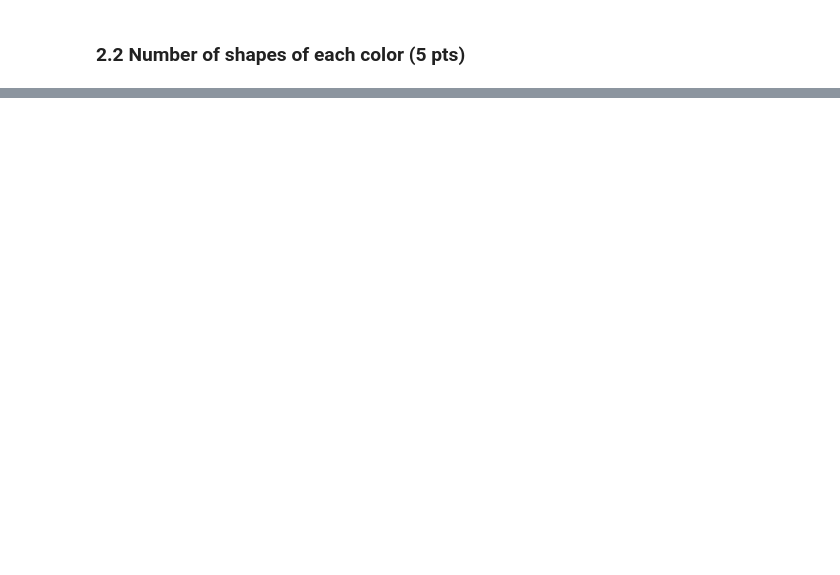
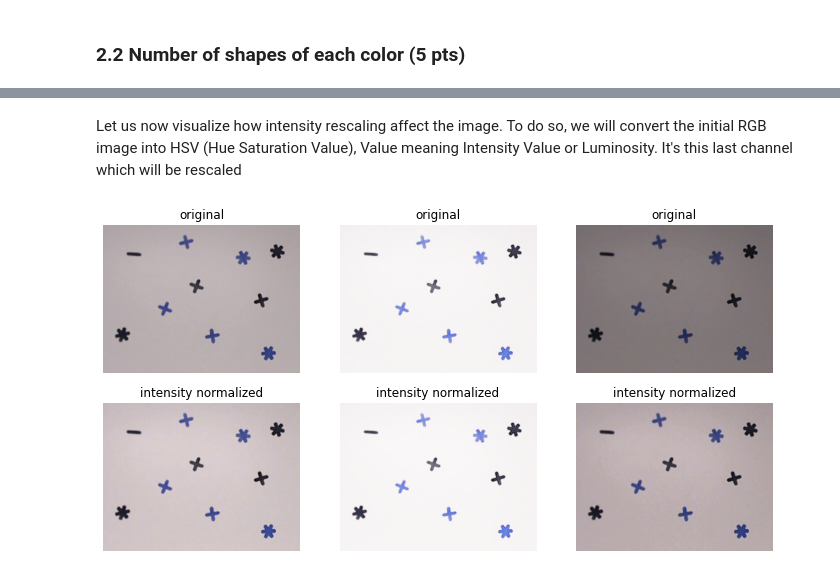
Before and after one commit to LTS5/iapr, a Jupyter notebook: labs/lab_01_segmentation.ipynb, the cells around one changed output, grey strips where cells are left out. Cells and saved outputs as stored; diff of their text form; code cells hidden in the pictures; blank space fills up the shorter version.

```diff
--- a/labs/lab_01_segmentation.ipynb
+++ b/labs/lab_01_segmentation.ipynb
@@ -117,0 +147,33 @@ plt.show()
+# %% [markdown]
+Let us now visualize how intensity rescaling affect the image. To do so, we will convert the initial RGB image into HSV (Hue Saturation Value), Value meaning Intensity Value or Luminosity. It's this last channel which will be rescaled
+# %%
+def normalize_intensity(img:np.ndarray)->np.ndarray:
+    """
+    Normalize intensity of input image
+    :param img: np.ndarray input HSV image
+    :return: np.ndarray RGB image intensity rescaled to 0-255 in np.uint8
+    """
+    # Retrieve the intensity values
+    _,_,v = cv.split(img)
+    v = np.uint8((v - v.min()) / (v.max() - v.min()) * 255)
+    _img = img.copy()
+    _img[:,:,2]= v
+    # Convert to image to RGB format
+    _img = cv.cvtColor(_img,cv.COLOR_HSV2RGB)
+    return  _img
+
+# Convert RGB image to HSV image
+images_hsv = [cv.cvtColor(images[i],cv.COLOR_RGB2HSV) for i in range(3)]
+
+# Let us rescale intensity of images
+images_norm  = [normalize_intensity(images_hsv[i]) for i in range(3)]
+fig, axes = plt.subplots(2, 3, figsize=(12, 6))
+for i in range(2):
+    _collect = images if i ==0 else images_norm
+    for j in range(3):
+        axes[i,j].imshow(_collect[j])
+        axes[i,j].set_title("original" if i==0 else "intensity normalized")
+        axes[i,j].axis('off')
+plt.show()
+# %% [output]
+[figure, added]
```
Also changed, not shown: parts of 30 cells of this notebook, 3 other files.
